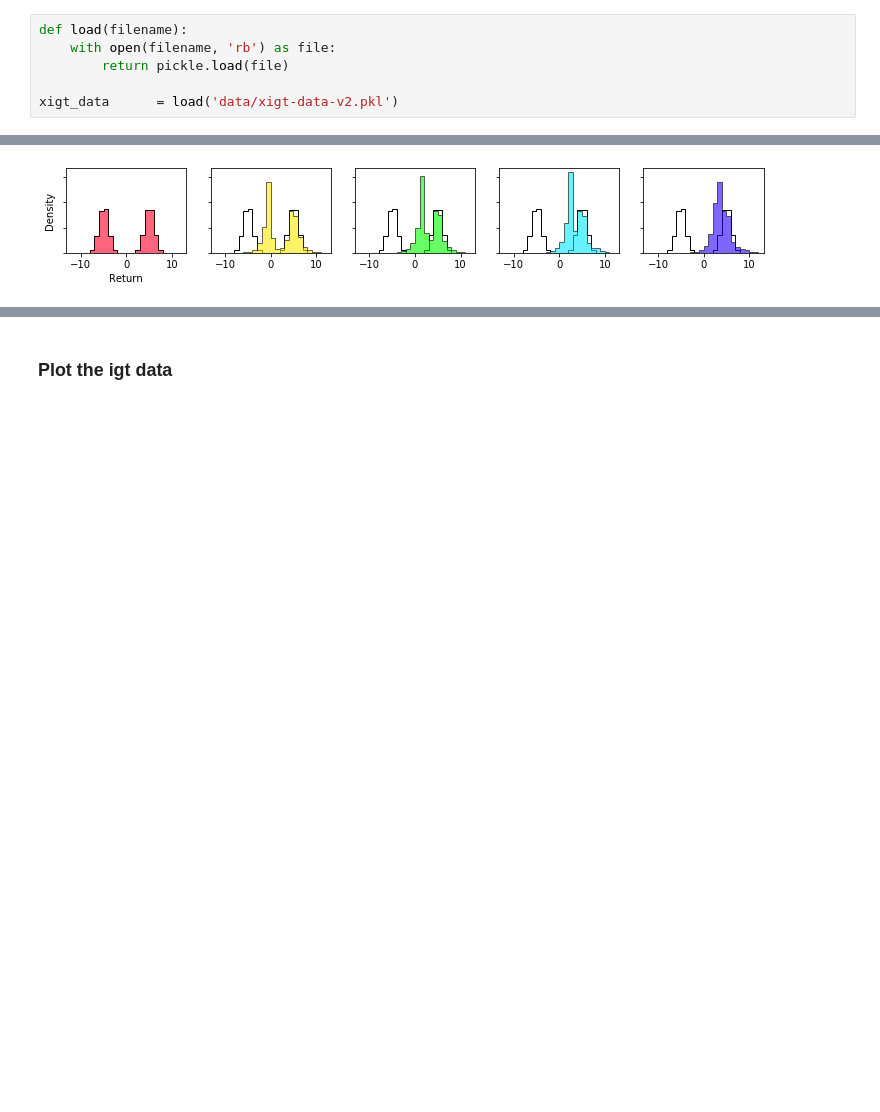
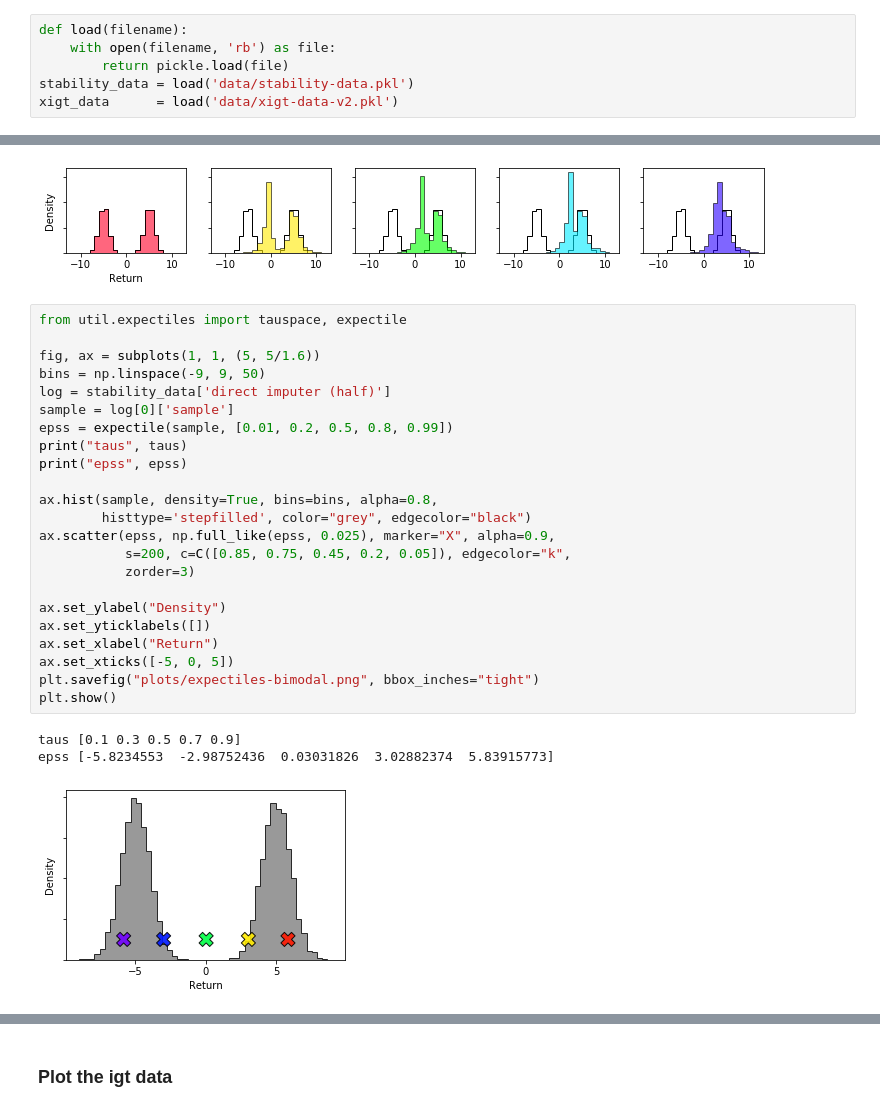
Before and after one commit to matomatical/neuRL, a Jupyter notebook: Figures-Presentation.ipynb, the cells around one changed output, grey strips where cells are left out. Drawn from its saved outputs; the diff is of its cells as text; blank space fills up the shorter version.

```diff
--- a/Figures-Presentation.ipynb
+++ b/Figures-Presentation.ipynb
@@ -22,7 +22,7 @@ Thanks to Sihan for writing the code to plot the IGT data.
 def load(filename):
     with open(filename, 'rb') as file:
         return pickle.load(file)
-
+stability_data = load('data/stability-data.pkl')
 xigt_data      = load('data/xigt-data-v2.pkl')
 # %% [markdown]
 ### Set the style and layout
@@ -61,3 +61,30 @@ plt.savefig("plots/imputation-divergence-first-4-iterations.png", bbox_inches="t
 plt.show()
 # %% [output]
 [figure]
+# %%
+from util.expectiles import tauspace, expectile
+
+fig, ax = subplots(1, 1, (5, 5/1.6))
+bins = np.linspace(-9, 9, 50)
+log = stability_data['direct imputer (half)']
+sample = log[0]['sample']
+epss = expectile(sample, [0.01, 0.2, 0.5, 0.8, 0.99])
+print("taus", taus)
+print("epss", epss)
+
+ax.hist(sample, density=True, bins=bins, alpha=0.8,
+        histtype='stepfilled', color="grey", edgecolor="black")
+ax.scatter(epss, np.full_like(epss, 0.025), marker="X", alpha=0.9,
+           s=200, c=C([0.85, 0.75, 0.45, 0.2, 0.05]), edgecolor="k",
+           zorder=3)
+
+ax.set_ylabel("Density")
+ax.set_yticklabels([])
+ax.set_xlabel("Return")
+ax.set_xticks([-5, 0, 5])
+plt.savefig("plots/expectiles-bimodal.png", bbox_inches="tight")
+plt.show()
+# %% [output]
+taus [0.1 0.3 0.5 0.7 0.9]
+epss [-5.8234553  -2.98752436  0.03031826  3.02882374  5.83915773]
+[figure, added]
```
Also changed, not shown: parts of 1 cell of this notebook, 2 other files.
